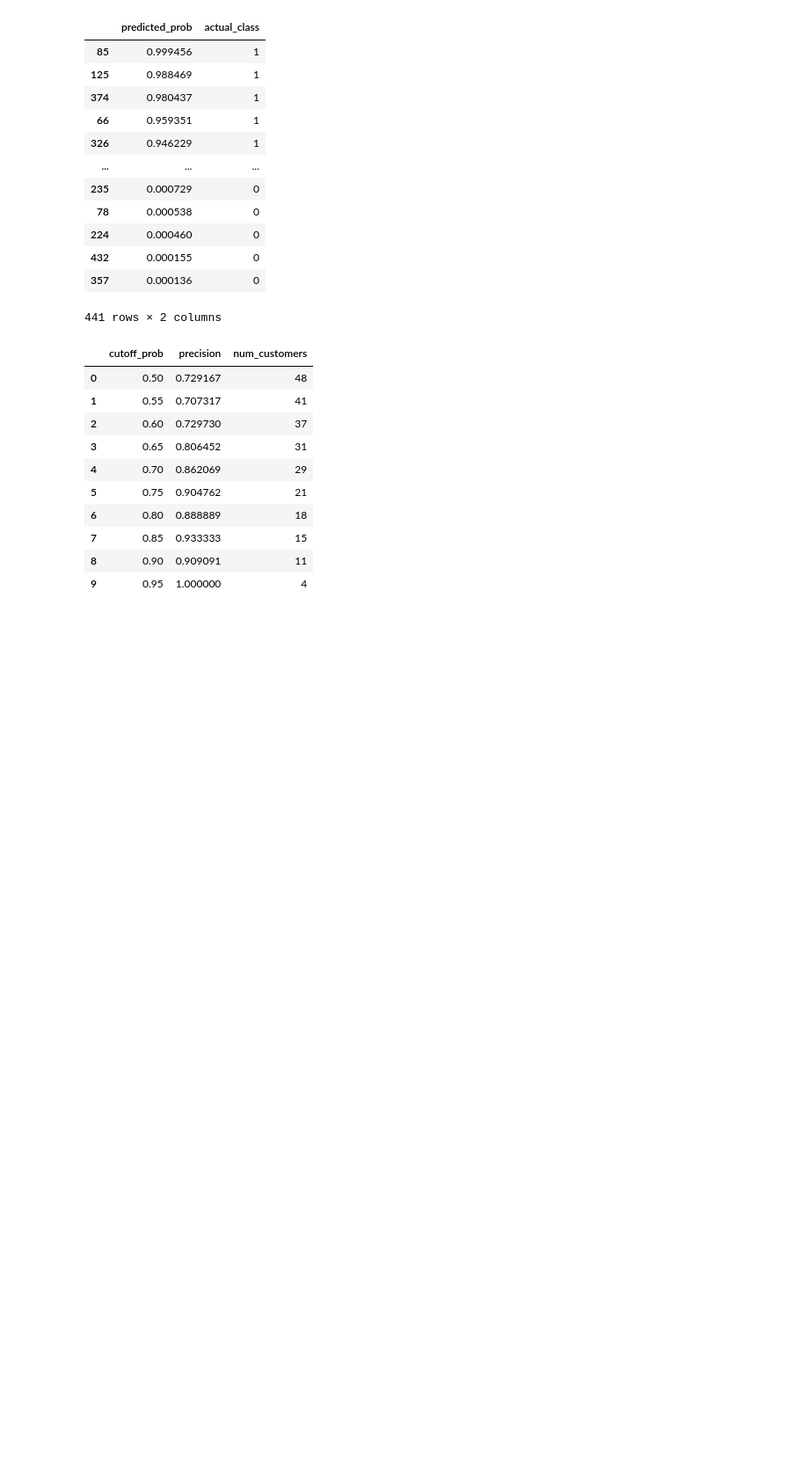
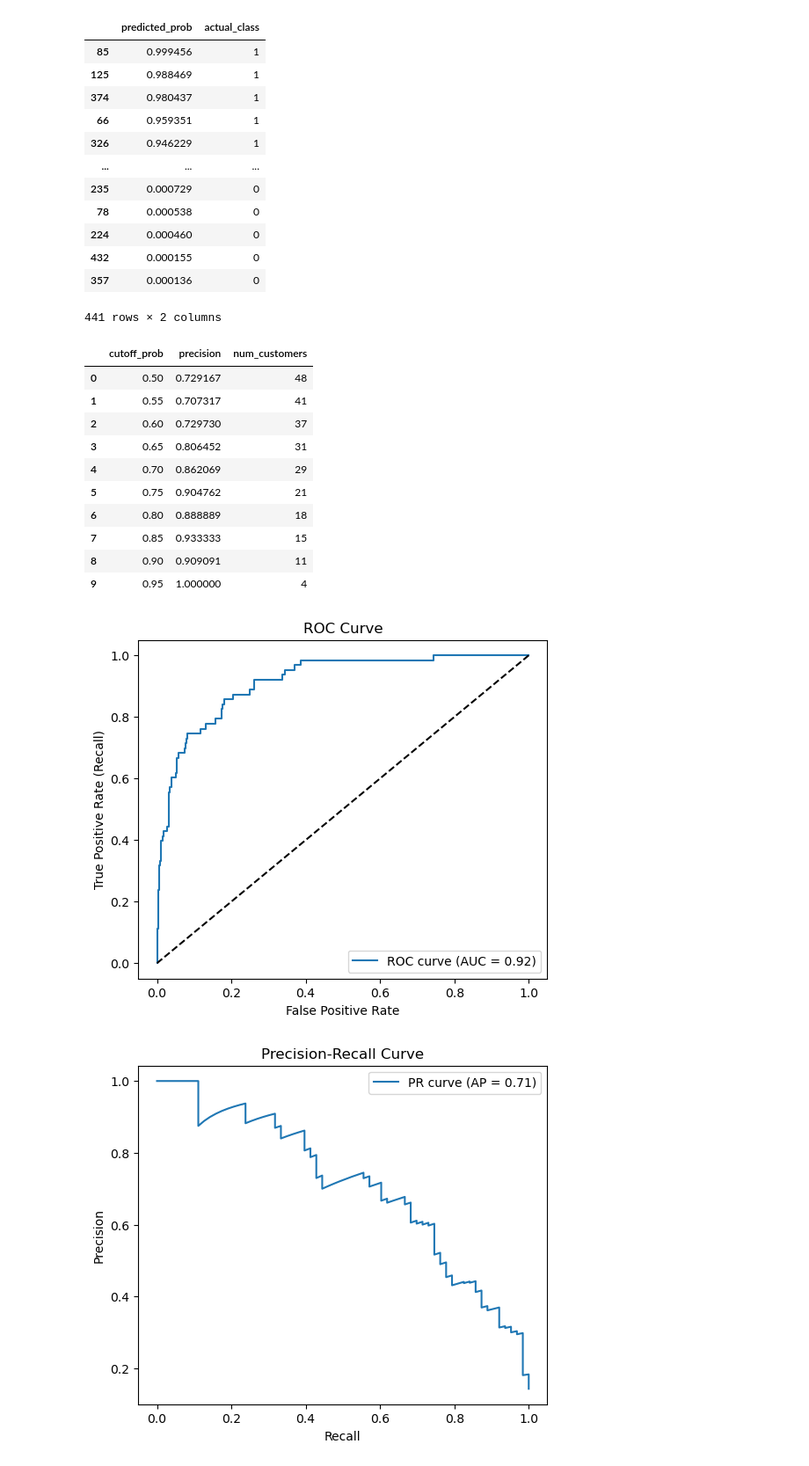
Before and after one commit to pegasuslsy/ifood-campaign-targeting-ml-optimization, a Jupyter notebook: EDA and Modeling.ipynb, the cells around one changed output. Shown: that part at 88% size. Drawn from its saved outputs; the diff is of its cells as text; code cells hidden in the pictures; blank space fills up the shorter version.

Commit message:
Add Model Evaluation

```diff
--- a/EDA and Modeling.ipynb
+++ b/EDA and Modeling.ipynb
@@ -504,3 +505,72 @@ pd.DataFrame(results, columns=['cutoff_prob', 'precision', 'num_customers'])
 | 7 | 0.85 | 0.933333 | 15 |
 | 8 | 0.90 | 0.909091 | 11 |
 | 9 | 0.95 | 1.000000 | 4 |
+# %%
+# Model Evaluation with ROC, PR, Lift, and Gain Charts
+y_score = grid.predict_proba(X_test)[:,1]
+
+fpr, tpr, _ = roc_curve(y_test, y_score)
+roc_auc = auc(fpr, tpr)
+# ROC
+plt.figure(figsize=(6,5))
+plt.plot(fpr, tpr, label=f"ROC curve (AUC = {roc_auc:.2f})")
+plt.plot([0,1],[0,1],'k--')
+plt.xlabel("False Positive Rate")
+plt.ylabel("True Positive Rate (Recall)")
+plt.title("ROC Curve")
+plt.legend()
+plt.show()
+
+# PR
+precision, recall, _ = precision_recall_curve(y_test, y_score)
+ap = average_precision_score(y_test, y_score)
+
+plt.figure(figsize=(6,5))
+plt.plot(recall, precision, label=f"PR curve (AP = {ap:.2f})")
+plt.xlabel("Recall")
+plt.ylabel("Precision")
+plt.title("Precision-Recall Curve")
+plt.legend()
+plt.show()
+
+# Lift Chart
+sorted_idx = np.argsort(-y_score)
+y_sorted = y_test.values[sorted_idx]
+
+n_groups = 10
+group_size = len(y_sorted) // n_groups
+lift = []
+
+for i in range(1, n_groups+1):
+    top_n = y_sorted[:i*group_size]
+    precision_top = top_n.mean()
+    precision_random = y_test.mean()
+    lift.append(precision_top / precision_random)
+
+plt.figure(figsize=(6,5))
+plt.plot(np.arange(1,n_groups+1)*10, lift, marker='o')
+plt.xlabel("Top % of Customers")
+plt.ylabel("Lift over Random")
+plt.title("Lift Chart")
+plt.show()
+
+# Gain Chart
+cumulative_resp = np.cumsum(y_sorted) / y_sorted.sum()
+perc_customers = np.arange(1, len(y_sorted)+1) / len(y_sorted)
+
+plt.figure(figsize=(6,5))
+plt.plot(perc_customers, cumulative_resp, label="Model")
+plt.plot([0,1],[0,1],'k--', label="Random")
+plt.xlabel("Proportion of Customers Contacted")
+plt.ylabel("Proportion of Responses Captured")
+plt.title("Gain Chart")
+plt.legend()
+plt.show()
+
+# ROC confirms the model has strong classification ability.
+# PR curve shows the precision-recall trade-off in an imbalanced setting.
+# Lift and Gain charts translate model performance into direct business impact,
+# showing how marketing can be more effective by focusing on high-probability customers.
+# %% [output]
+[figure, added]
+[figure, added]
```
Also changed, not shown: parts of 6 cells of this notebook.
